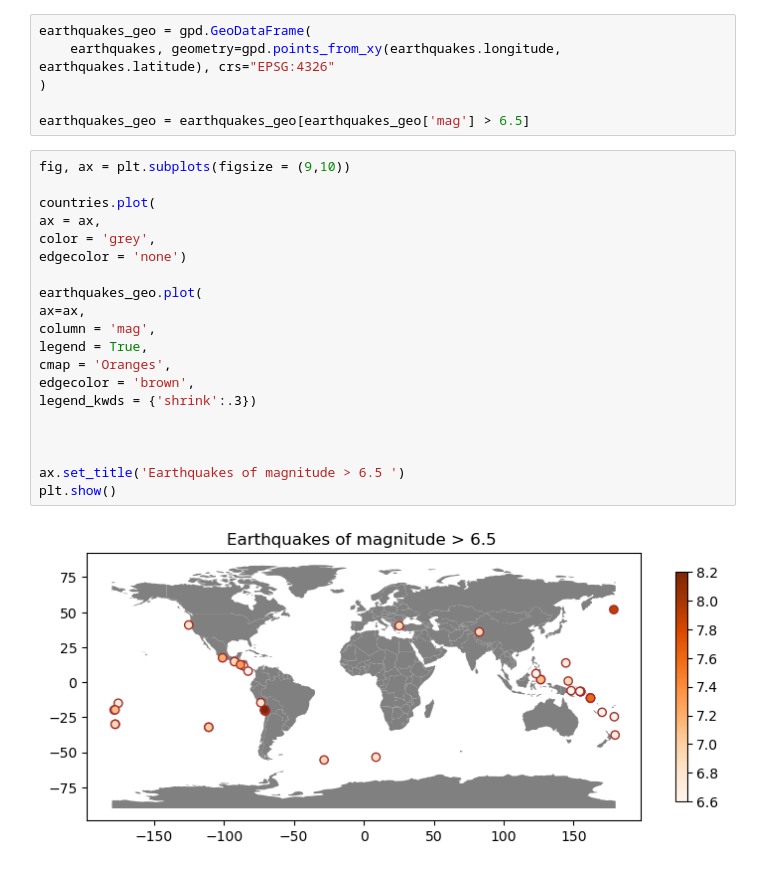
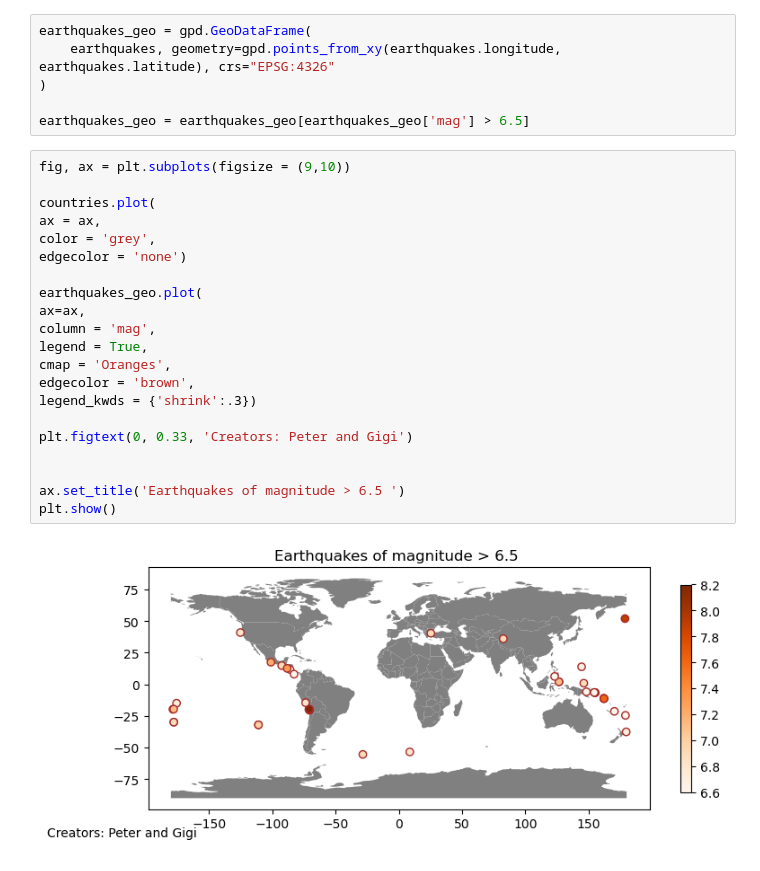
Before and after one commit to petervitale910/earthquake_branching, a Jupyter notebook: section-5-earthquakes.ipynb, the cells around one changed output. Cells and saved outputs as stored; diff of their text form.

Commit message:
Add creators.

```diff
--- a/section-5-earthquakes.ipynb
+++ b/section-5-earthquakes.ipynb
@@ -19,22 +19,23 @@ earthquakes_geo = earthquakes_geo[earthquakes_geo['mag'] > 6.5]
 # %%
 fig, ax = plt.subplots(figsize = (9,10))
 
 countries.plot(
 ax = ax,
 color = 'grey',
 edgecolor = 'none')
 
 earthquakes_geo.plot(
 ax=ax,
 column = 'mag',
 legend = True,
 cmap = 'Oranges',
 edgecolor = 'brown',
 legend_kwds = {'shrink':.3})
 
+plt.figtext(0, 0.33, 'Creators: Peter and Gigi')
 
 
 ax.set_title('Earthquakes of magnitude > 6.5 ')
 plt.show()
 # %% [output]
-[figure, old version]
+[figure, new version]
```
